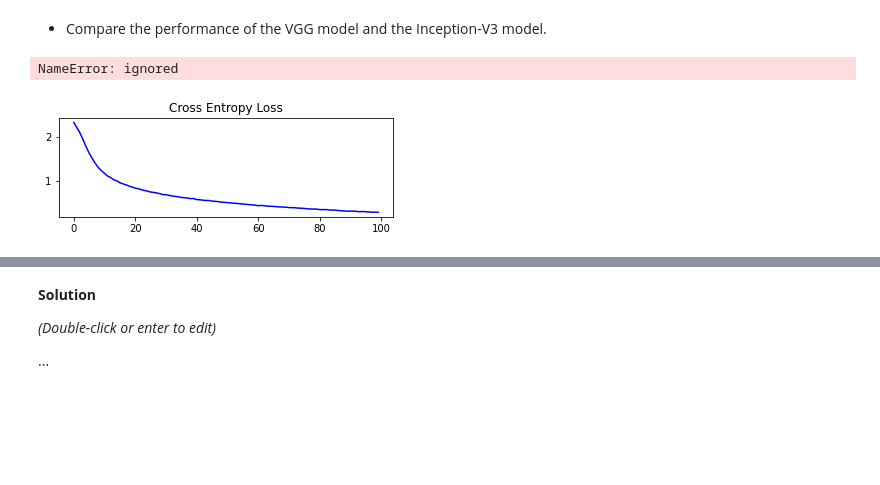
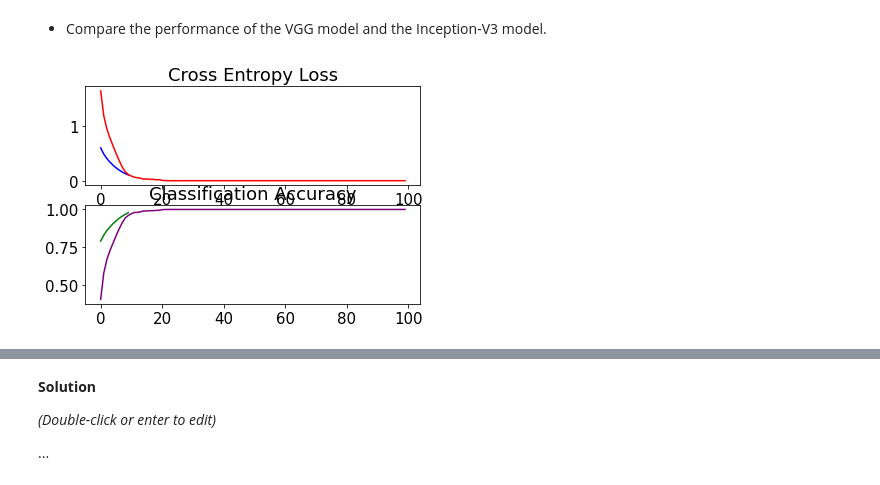
Before and after one commit to mario-rot/ComputerVisionCourse-MAI, a Jupyter notebook: Session 8/P8_Mario_Lauren.ipynb, the cells around one changed output, grey strips where cells are left out. Drawn from its saved outputs; the diff is of its cells as text; code cells hidden in the pictures; blank space fills up the shorter version.

```diff
--- a/Session 8/P8_Mario_Lauren.ipynb
+++ b/Session 8/P8_Mario_Lauren.ipynb
@@ -381,4 +361,4 @@ from keras.backend import clear_session
 clear_session()
 # %%
 # solution
-inception = keras.applications.inception_v3.InceptionV3(include_top=False, classes=10, input_shape=(75,75,3))
+inception = keras.applications.inception_v3.InceptionV3(include_top=False, input_shape=(75,75,3))
@@ -399,8 +376,8 @@ classifier =  Sequential((GlobalAveragePooling2D(),
 # %%
 # solution
 input_layer = keras.layers.Input(shape=(32, 32, 3))
-resizing_layer = Resizing(75,75, input_shape=(32,32,3))(input_layer)
-base_layers = inception(resizing_layer)
+resizing_layer = Resizing(75,75)(input_layer)
+base_layers = inception(resizing_layer, training=False)
 bottom_layers = classifier(base_layers)
 
 model_tl = Model(input_layer, bottom_layers)
@@ -469,15 +443,14 @@ Epoch 4/10
 # %%
 plt.subplot(211)
 plt.title('Cross Entropy Loss')
 plt.plot(history_tl.history['loss'], color='blue', label='Inception-V3 train')
-plt.plot(history_VGG.history['loss'], color='red', label='VGG train')
+plt.plot(history_cVGG.history['loss'], color='red', label='VGG train')
 
 
 plt.subplot(212)
 plt.title('Classification Accuracy')
 plt.plot(history_tl.history['accuracy'], color='green', label='Inception-V3 train')
-plt.plot(history_VGG.history['accuracy'], color='purple', label='VGG train')
+plt.plot(history_cVGG.history['accuracy'], color='purple', label='VGG train')
 plt.show()
 # %% [output]
-NameError: ignored
-[figure, old version]
+[figure, new version]
```
Also changed, not shown: parts of 7 cells of this notebook.
